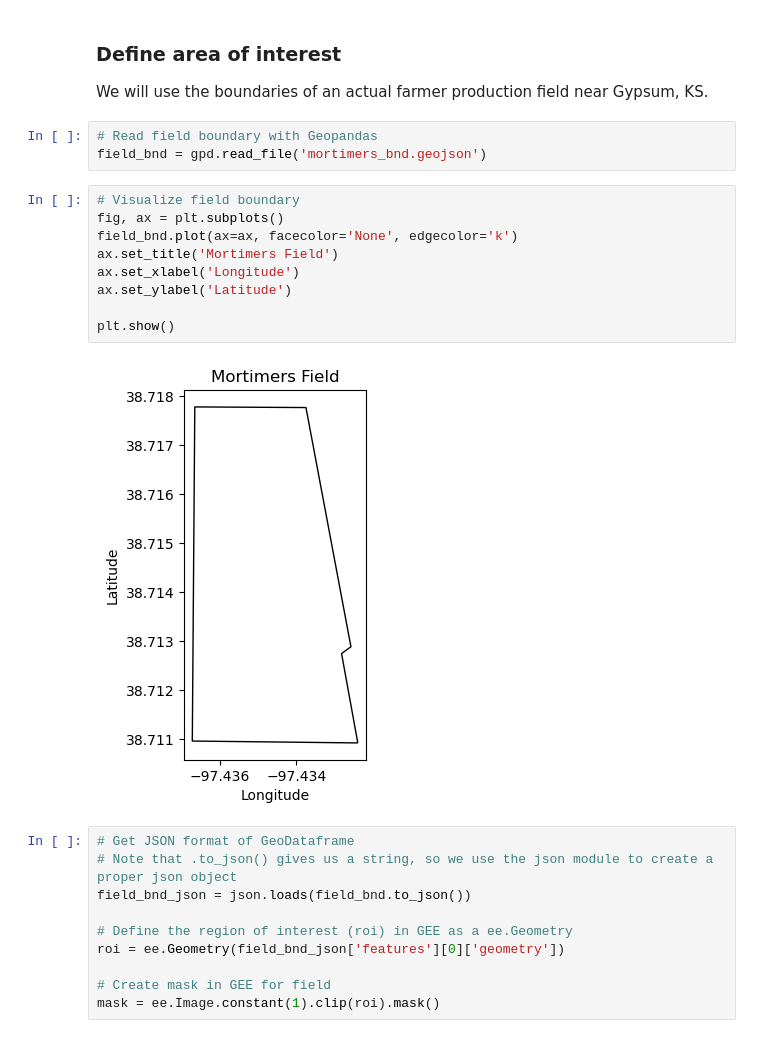
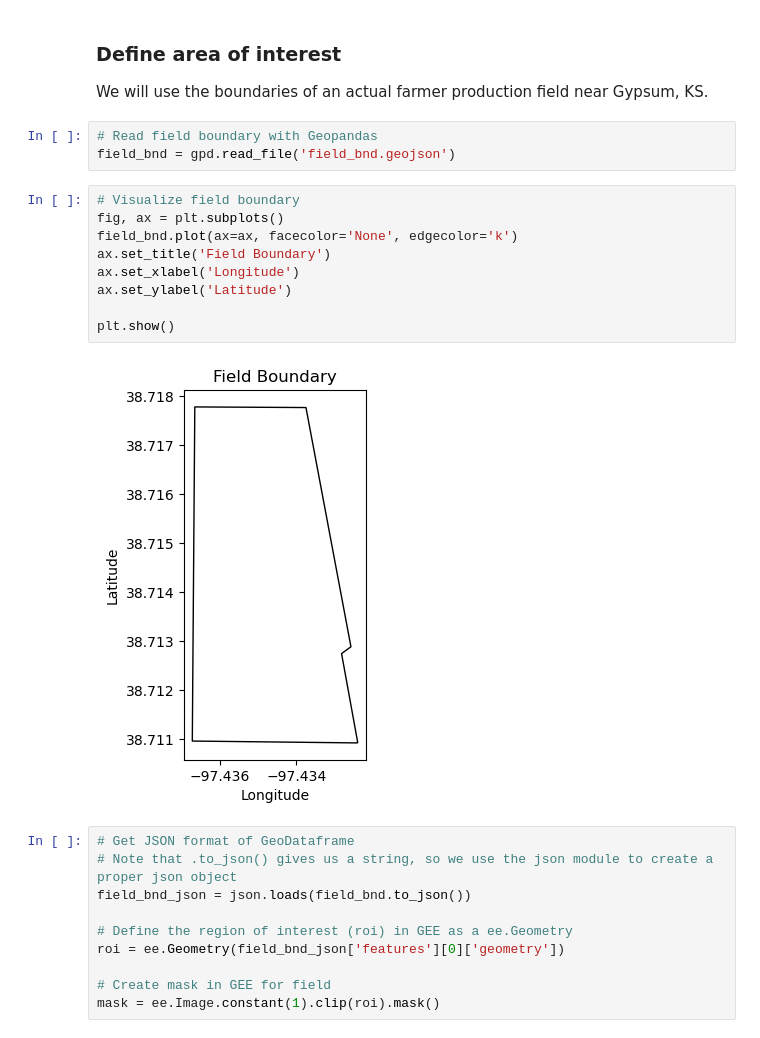
Before and after one commit to soilwater/precisionag-workshop-2024, a Jupyter notebook: mz_notebook_solution.ipynb, the cells around one changed output. Cells and saved outputs as stored; diff of their text form.

```diff
--- a/mz_notebook_solution.ipynb
+++ b/mz_notebook_solution.ipynb
@@ -98,18 +106,18 @@ ndvi_cmap
 We will use the boundaries of an actual farmer production field near Gypsum, KS.
 # %%
 # Read field boundary with Geopandas
-field_bnd = gpd.read_file('mortimers_bnd.geojson')
+field_bnd = gpd.read_file('field_bnd.geojson')
 # %%
 # Visualize field boundary
 fig, ax = plt.subplots()
 field_bnd.plot(ax=ax, facecolor='None', edgecolor='k')
-ax.set_title('Mortimers Field')
+ax.set_title('Field Boundary')
 ax.set_xlabel('Longitude')
 ax.set_ylabel('Latitude')
 
 plt.show()
 # %% [output]
-[figure, old version]
+[figure, new version]
 # %%
 # Get JSON format of GeoDataframe
 # Note that .to_json() gives us a string, so we use the json module to create a proper json object
```
Also changed, not shown: parts of 15 cells of this notebook, 26 other files.
